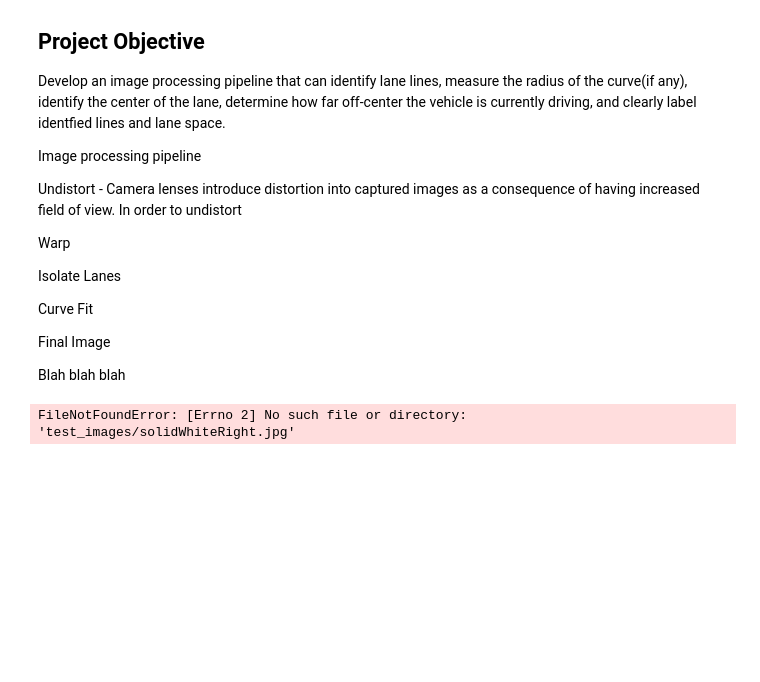
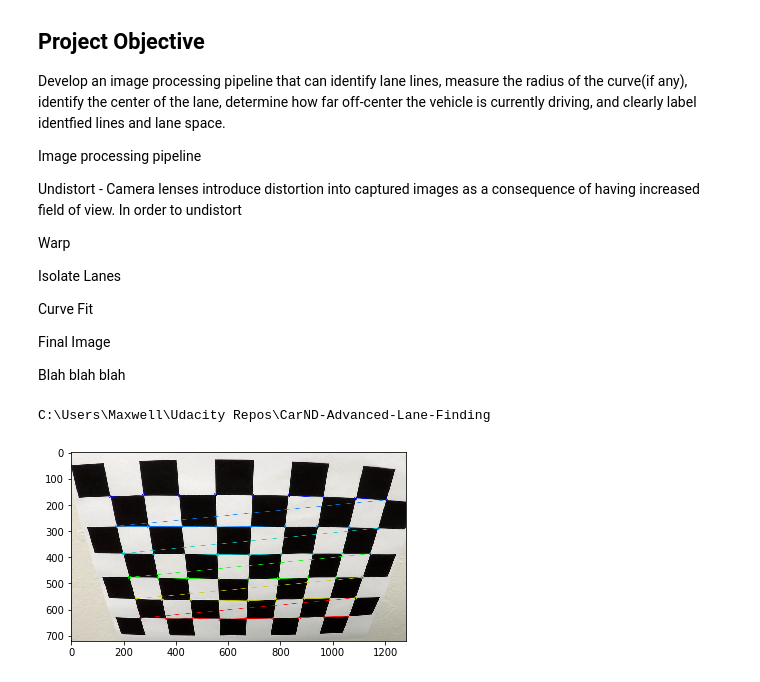
Before and after one commit to eeferrufino/CarND-Advanced-Lane-Finding, a Jupyter notebook: Advanced Lane Finding Project.ipynb, the cells around one changed output. Drawn from its saved outputs; the diff is of its cells as text; code cells hidden in the pictures; blank space fills up the shorter version.

Commit message:
Added pseudo code and code to find rectangles for one image

```diff
--- a/Advanced Lane Finding Project.ipynb
+++ b/Advanced Lane Finding Project.ipynb
@@ -25,31 +25,37 @@ import glob
 import matplotlib.pyplot as plt
 import matplotlib.image as mpimg
 from ipywidgets import interact, interactive, fixed
+import os
 
 %matplotlib inline
+
+test = os.getcwd()
+print(test)
+# %% [output]
+C:\Users\Maxwell\Udacity Repos\CarND-Advanced-Lane-Finding
 # %%
-calib-img-dir = ''
+#Calibration
 
-image = mpimg.imread('')
+img = mpimg.imread('camera_cal/calibration2.jpg')
 
 # prepare object points
-nx = 8#TODO: enter the number of inside corners in x
-ny = 6#TODO: enter the number of inside corners in y
+nx = 9
+ny = 6
 
 # Make a list of calibration images
-fname = 'calibration_test.png'
-img = cv2.imread(fname)
+#fname = 'calibration2.png'
+#img = cv2.imread(fname)
 
 # Convert to grayscale
 gray = cv2.cvtColor(img, cv2.COLOR_BGR2GRAY)
 
 # Find the chessboard corners
 ret, corners = cv2.findChessboardCorners(gray, (nx, ny), None)
 
 # If found, draw corners
 if ret == True:
     # Draw and display the corners
     cv2.drawChessboardCorners(img, (nx, ny), corners, ret)
     plt.imshow(img)
 # %% [output]
-FileNotFoundError: [Errno 2] No such file or directory: 'test_images/solidWhiteRight.jpg'
+[figure, added]
```
Also changed, not shown: parts of 2 cells of this notebook.
